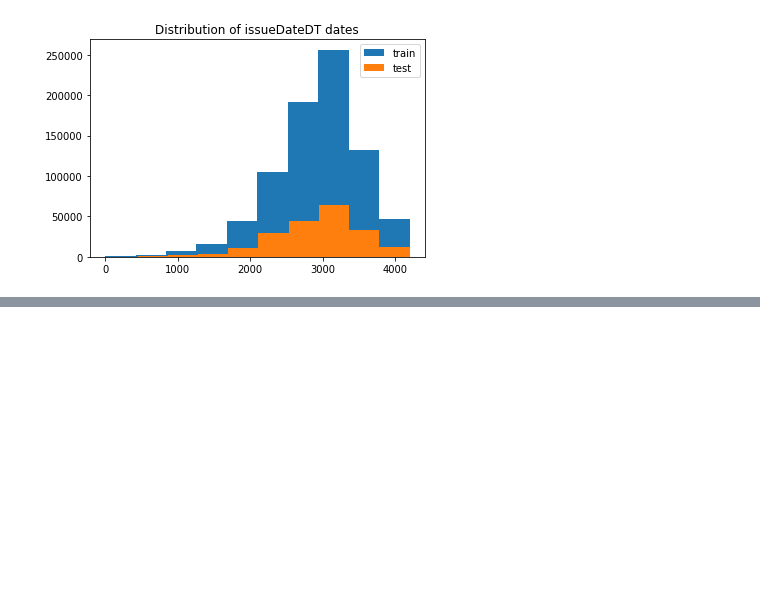
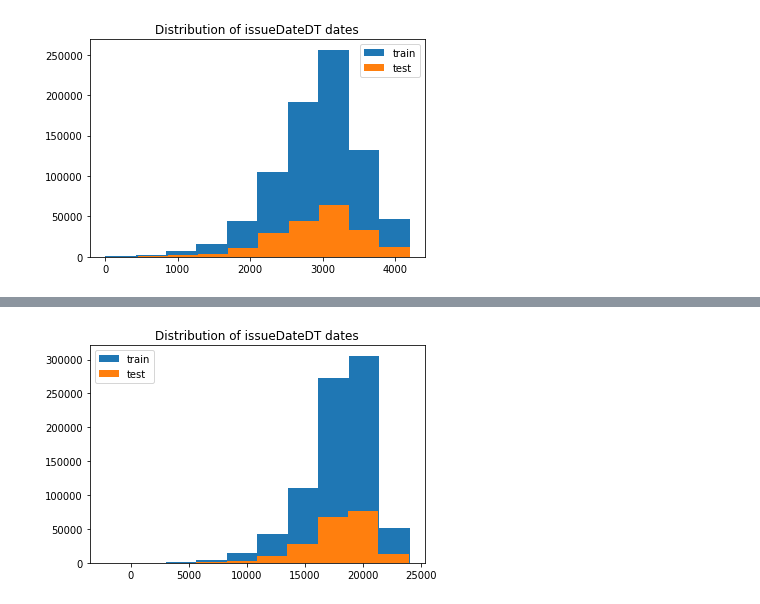
Before and after one commit to JadenQ/-Loan-Default-Prediction, a Jupyter notebook: code/Sample.ipynb, the cells around one changed output, grey strips where cells are left out. Drawn from its saved outputs; the diff is of its cells as text; code cells hidden in the pictures; blank space fills up the shorter version.

```diff
--- a/code/Sample.ipynb
+++ b/code/Sample.ipynb
@@ -283,0 +295,32 @@ plt.show()
+# %%
+# earliesCreditLine 转为日期类型
+dic_month = {'Jan':'01', 'Feb':'02', 'Mar':'03', 'Apr':'04', 'May':'05', 'Jun':'06', 'Jul':'07', 'Aug':'08', 'Sep':'09', 'Oct':'10', 'Nov':'11', 'Dec':'12'}
+
+def get_month_year(str):
+  month = list(str)[0] + list(str)[1] + list(str)[2]
+  month = dic_month[month]
+  year = list(str)[-4] + list(str)[-3] + list(str)[-2] + list(str)[-1]
+  date = year + '-' + month + '-' + '01'
+  return date
+
+
+train_data['earliesCreditLine_date'] = train_data['earliesCreditLine'].apply(lambda x : get_month_year(x))
+test_data['earliesCreditLine_date'] = test_data['earliesCreditLine'].apply(lambda x : get_month_year(x))
+train_data = train_data.drop(columns = 'earliesCreditLine')
+test_data = test_data.drop(columns = 'earliesCreditLine')
+# %%
+# earliesCreditLine_date 转换为数值(时间差)
+train_data['earliesCreditLine_date'] = pd.to_datetime(train_data['earliesCreditLine_date'],format='%Y-%m-%d')
+startdate = datetime.datetime.strptime('1950-01-01', '%Y-%m-%d')
+train_data['earliesCreditLine_dateDT'] = train_data['earliesCreditLine_date'].apply(lambda x: x-startdate).dt.days
+# %%
+test_data['earliesCreditLine_date'] = pd.to_datetime(test_data['earliesCreditLine_date'],format='%Y-%m-%d')
+startdate = datetime.datetime.strptime('1950-01-01', '%Y-%m-%d')
+test_data['earliesCreditLine_dateDT'] = test_data['earliesCreditLine_date'].apply(lambda x: x-startdate).dt.days
+# %%
+plt.hist(train_data['earliesCreditLine_dateDT'], label='train');
+plt.hist(test_data['earliesCreditLine_dateDT'], label='test');
+plt.legend();
+plt.title('Distribution of issueDateDT dates');
+# %% [output]
+[figure, added]
```
Also changed, not shown: parts of 35 cells of this notebook.
